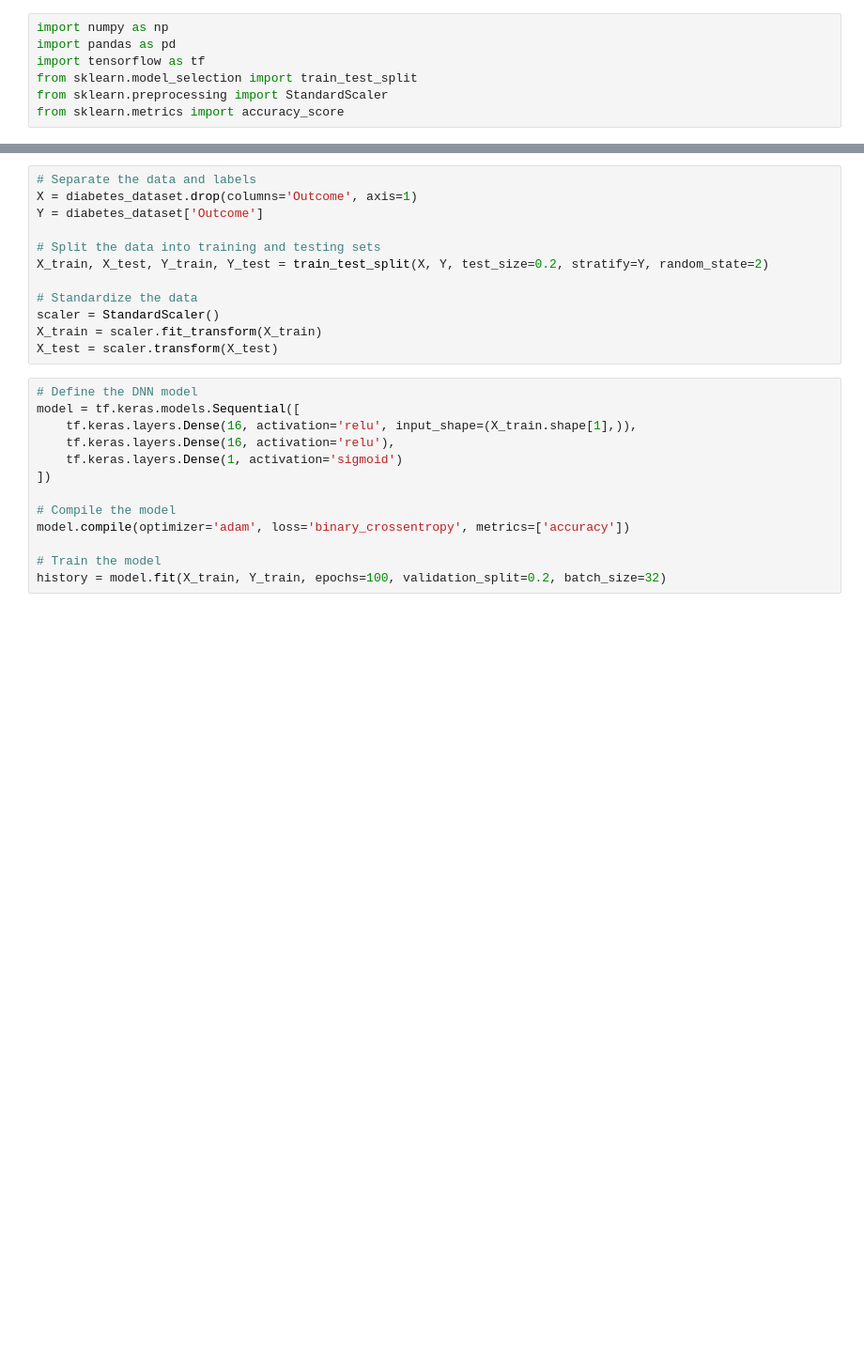
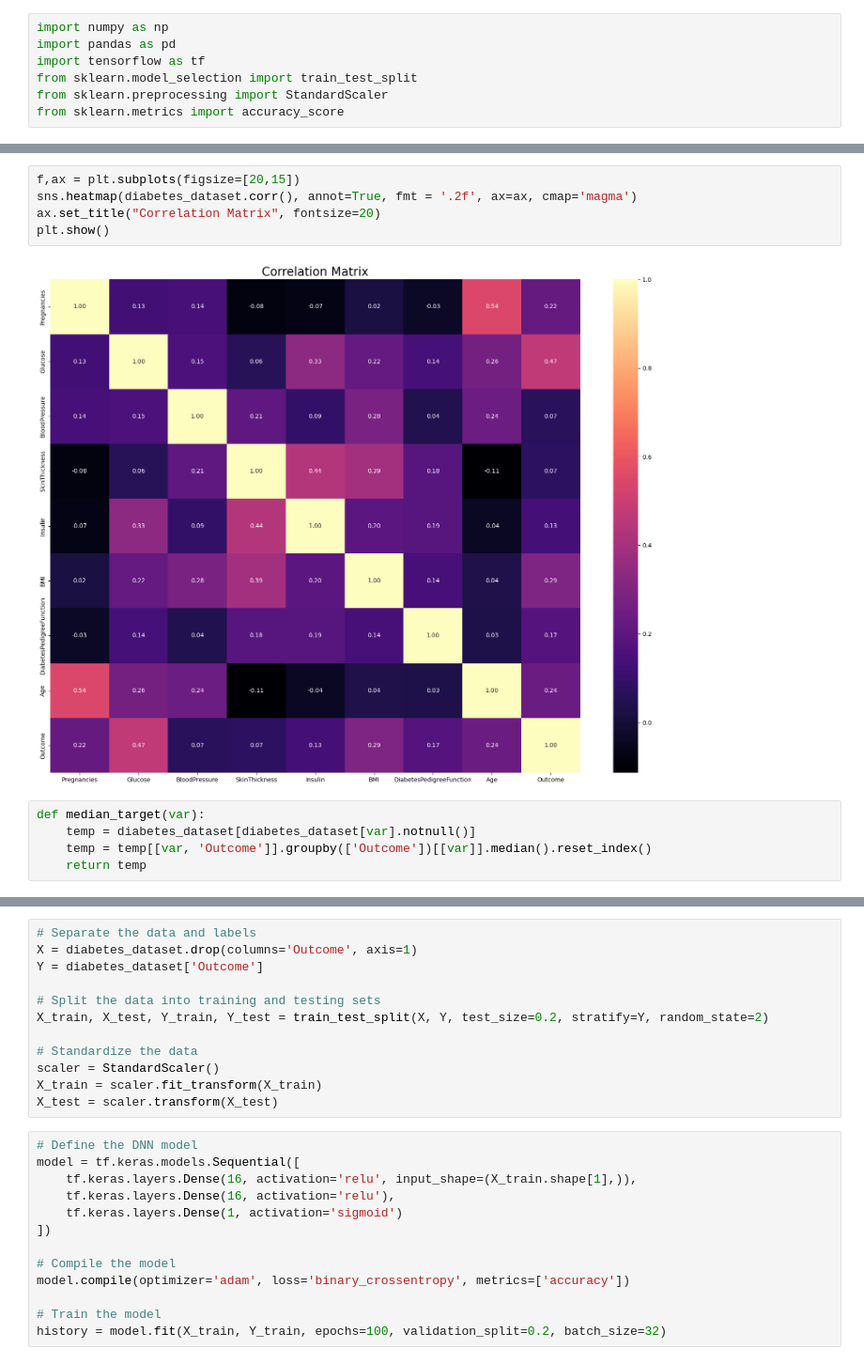
Before and after one commit to yuki0702p/disease_prediction, a Jupyter notebook: Extra_3models/Diebetics_using_dnn.ipynb, the cells around one changed output, grey strips where cells are left out. Shown: that part at 94% size. Drawn from its saved outputs; the diff is of its cells as text; blank space fills up the shorter version.

```diff
--- a/Extra_3models/Diebetics_using_dnn.ipynb
+++ b/Extra_3models/Diebetics_using_dnn.ipynb
@@ -43,0 +127,12 @@ Outcome
+# %%
+f,ax = plt.subplots(figsize=[20,15])
+sns.heatmap(diabetes_dataset.corr(), annot=True, fmt = '.2f', ax=ax, cmap='magma')
+ax.set_title("Correlation Matrix", fontsize=20)
+plt.show()
+# %% [output]
+[figure, added]
+# %%
+def median_target(var):
+    temp = diabetes_dataset[diabetes_dataset[var].notnull()]
+    temp = temp[[var, 'Outcome']].groupby(['Outcome'])[[var]].median().reset_index()
+    return temp
```
Also changed, not shown: parts of 19 cells of this notebook, 7 other files.
